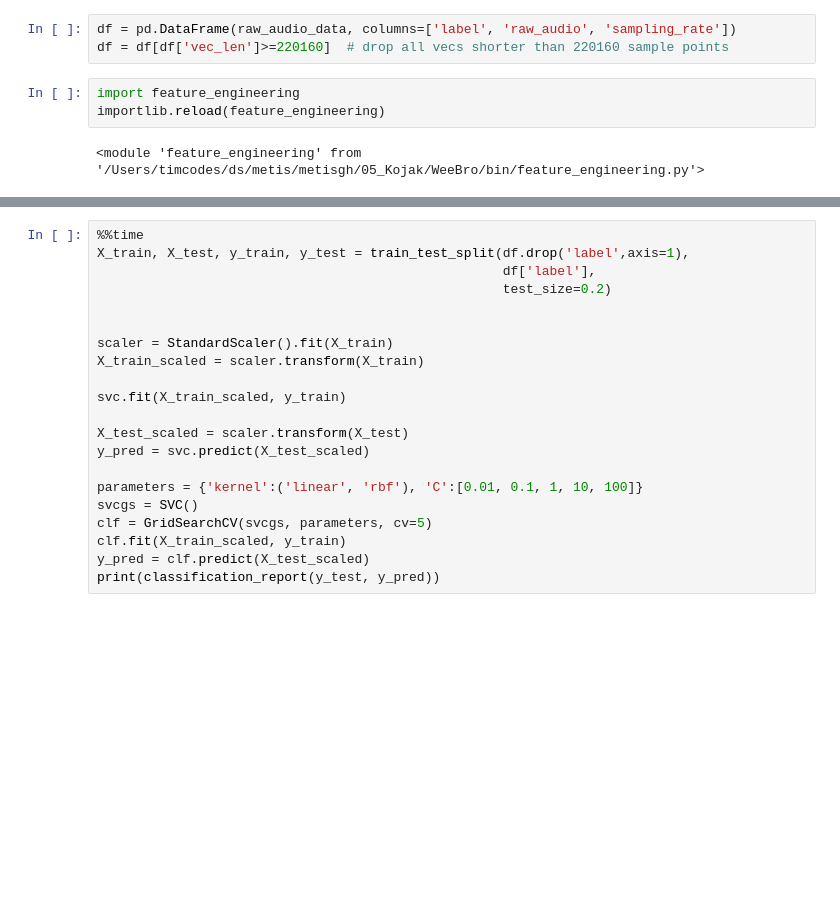
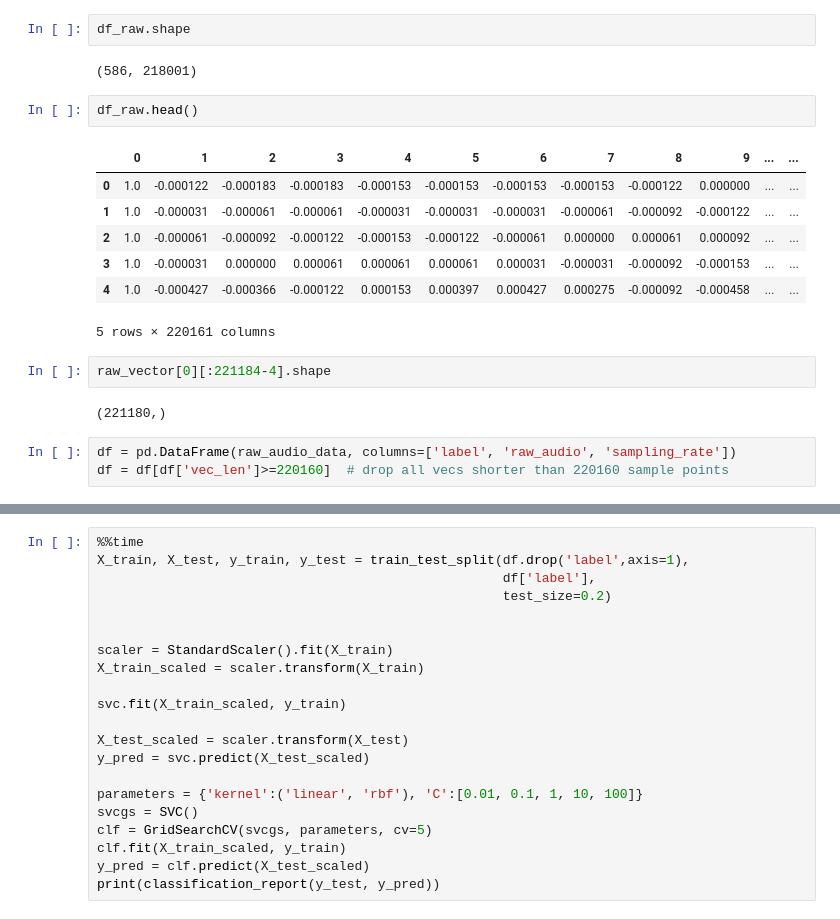
Before and after one commit to timrappold/WeeBro, a Jupyter notebook: bin/EDA.ipynb, the cells around one changed output, grey strips where cells are left out. Saved outputs shown, nothing was run; the diff lists cells and outputs as text; blank space fills up the shorter version.

```diff
--- a/bin/EDA.ipynb
+++ b/bin/EDA.ipynb
@@ -48,8 +299,21 @@ Wall time: 7.55 s
+# %%
+df_raw.shape
+# %% [output]
+(586, 218001)
+# %%
+df_raw.head()
+# %% [output]
+|  | 0 | 1 | 2 | 3 | 4 | 5 | 6 | 7 | 8 | 9 | ... | ... |
+| 0 | 1.0 | -0.000122 | -0.000183 | -0.000183 | -0.000153 | -0.000153 | -0.000153 | -0.000153 | -0.000122 | 0.000000 | ... | ... |
+| 1 | 1.0 | -0.000031 | -0.000061 | -0.000061 | -0.000031 | -0.000031 | -0.000031 | -0.000061 | -0.000092 | -0.000122 | ... | ... |
+| 2 | 1.0 | -0.000061 | -0.000092 | -0.000122 | -0.000153 | -0.000122 | -0.000061 | 0.000000 | 0.000061 | 0.000092 | ... | ... |
+| 3 | 1.0 | -0.000031 | 0.000000 | 0.000061 | 0.000061 | 0.000061 | 0.000031 | -0.000031 | -0.000092 | -0.000153 | ... | ... |
+| 4 | 1.0 | -0.000427 | -0.000366 | -0.000122 | 0.000153 | 0.000397 | 0.000427 | 0.000275 | -0.000092 | -0.000458 | ... | ... |
+5 rows × 220161 columns
+# %%
+raw_vector[0][:221184-4].shape
+# %% [output]
+(221180,)
 # %%
 df = pd.DataFrame(raw_audio_data, columns=['label', 'raw_audio', 'sampling_rate'])
 df = df[df['vec_len']>=220160]  # drop all vecs shorter than 220160 sample points
-# %%
-import feature_engineering
-importlib.reload(feature_engineering)
-# %% [output]
-<module 'feature_engineering' from '/Users/timcodes/ds/metis/metisgh/05_Kojak/WeeBro/bin/feature_engineering.py'>
```
Also changed, not shown: parts of 28 cells of this notebook, 7 other files.
